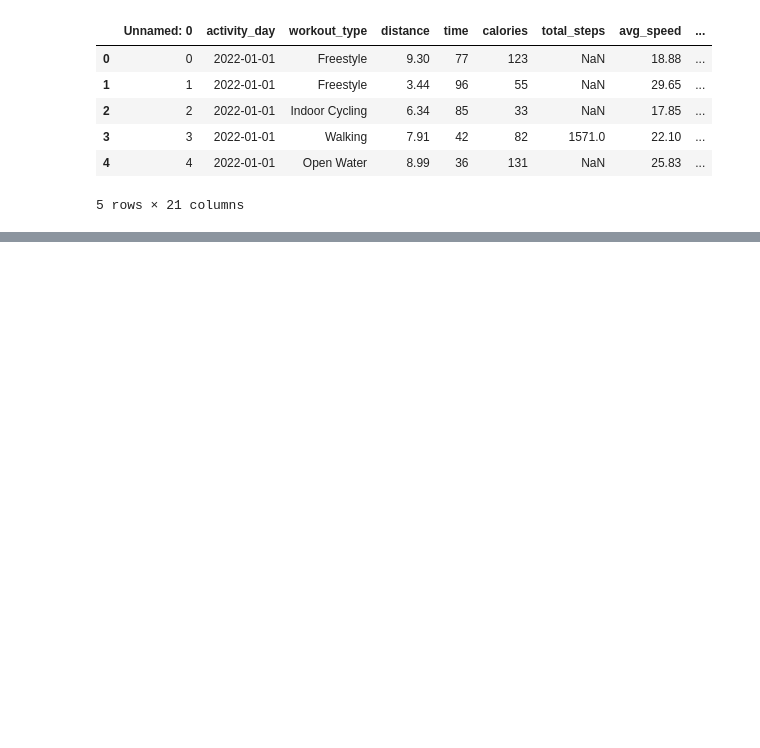
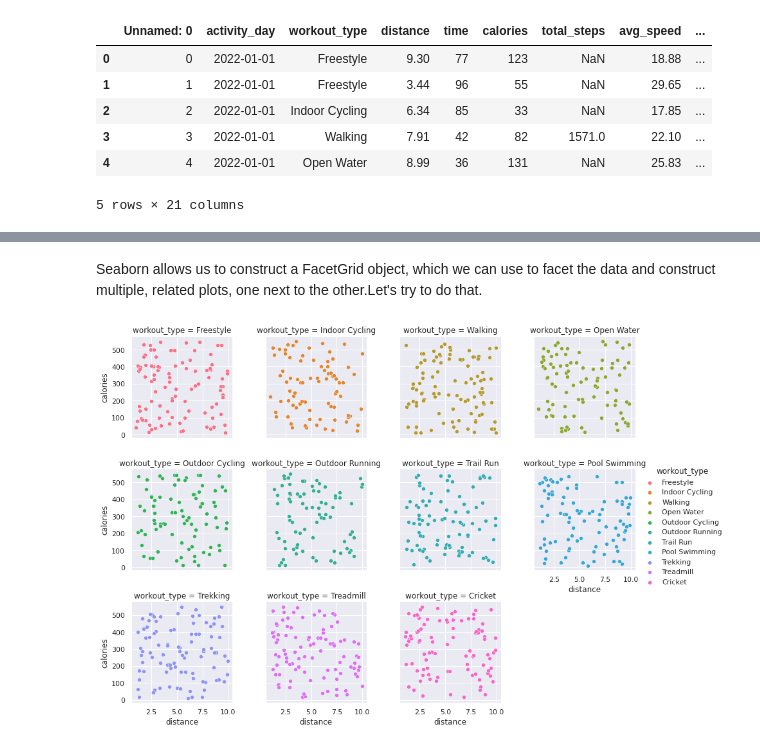
Before and after one commit to bidhan7/Data-Processing-Visualization-, a Jupyter notebook: Quiz_28.ipynb, the cells around one changed output, grey strips where cells are left out. Saved outputs shown, nothing was run; the diff lists cells and outputs as text; code cells hidden in the pictures; blank space fills up the shorter version.

```diff
--- a/Quiz_28.ipynb
+++ b/Quiz_28.ipynb
@@ -21,0 +38,11 @@ df.head()
+# %% [markdown]
+Seaborn allows us to construct a FacetGrid object, which we can use to facet the data and construct multiple, related plots, one next to the other.Let's try to do that.
+# %%
+grid = sns.FacetGrid(df, col = "workout_type", hue = "workout_type", col_wrap=4)
+grid.map(sns.scatterplot, "distance", "calories")
+
+grid.add_legend()
+
+plt.show()
+# %% [output]
+[figure, added]
```
Also changed, not shown: parts of 8 cells of this notebook.
